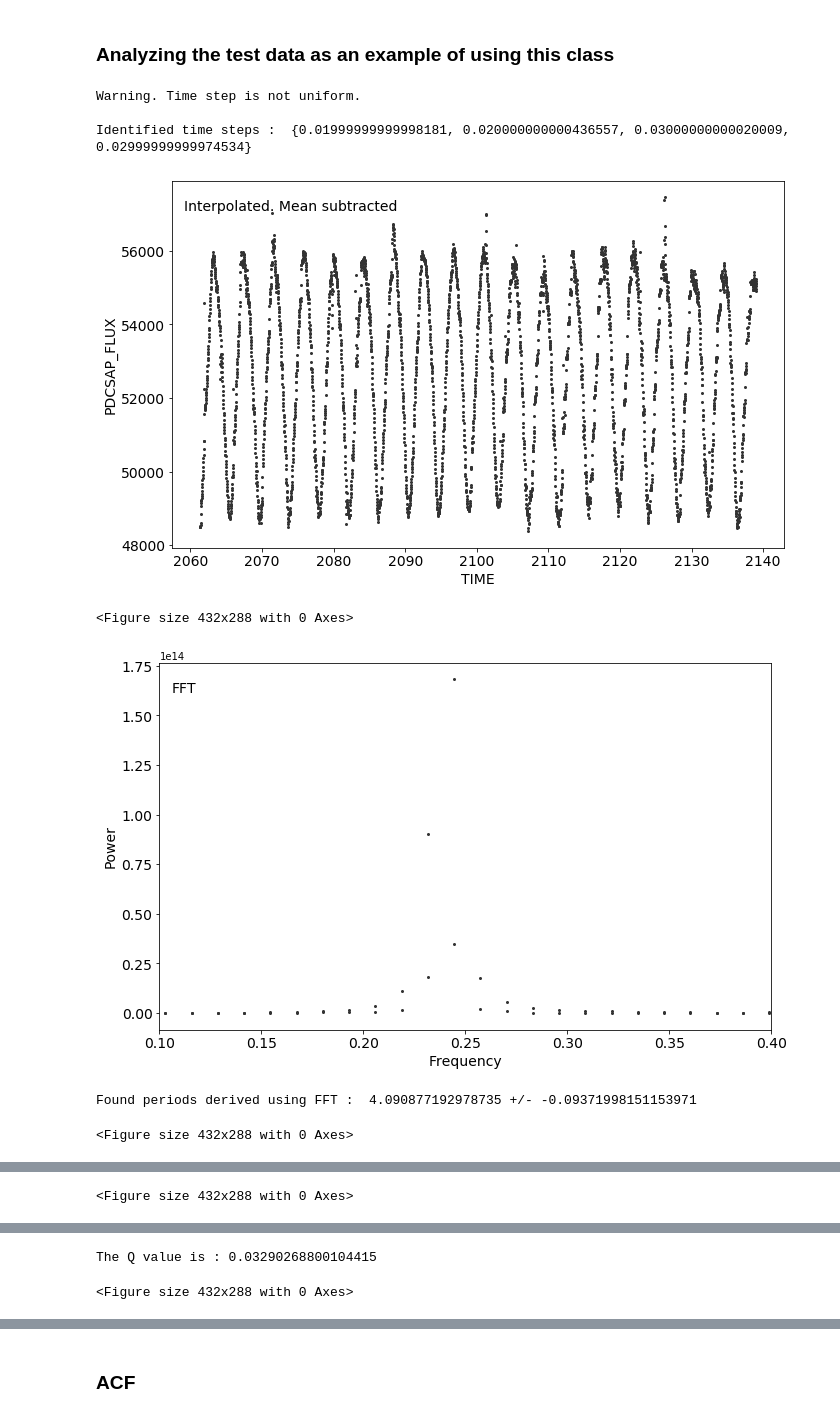
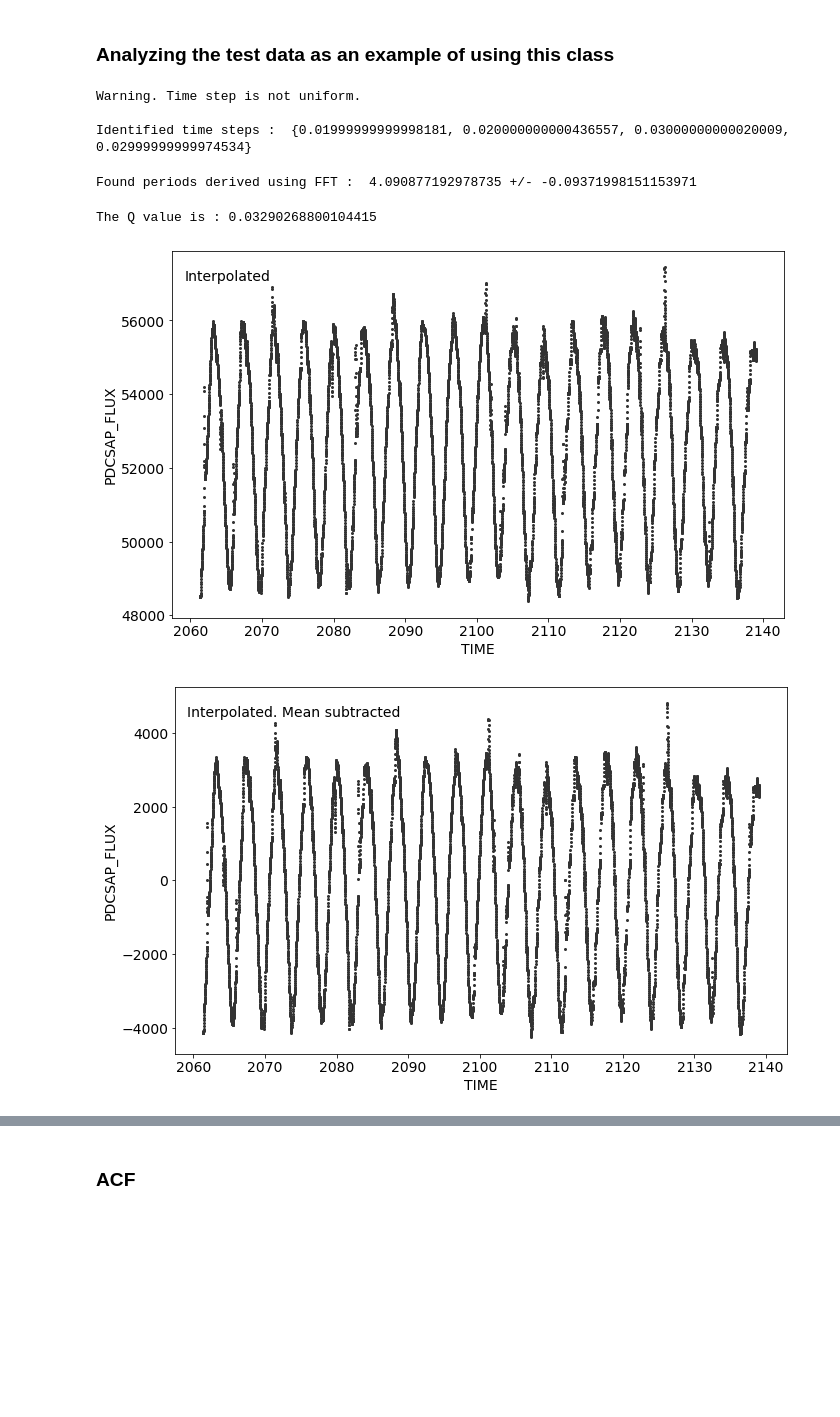
Before and after one commit to baobabyoo/K2_Cody, a Jupyter notebook: Cody2018_EPIC_test.ipynb, the cells around one changed output, grey strips where cells are left out. Drawn from its saved outputs; the diff is of its cells as text; code cells hidden in the pictures; blank space fills up the shorter version.

```diff
--- a/Cody2018_EPIC_test.ipynb
+++ b/Cody2018_EPIC_test.ipynb
@@ -102,7 +102,8 @@ class lightcurve:
 
 
     ##### Functions #######################################################
-    def plotdata(self, outfigname, label='None', xlim=[], ylim=[]):
+    def plotdata(self, outfigname, label='None', xlim=[], ylim=[],
+                figsize=[10,6], plot_range=[0.1, 0.1, 0.85, 0.85]):
         '''
         Function to plot data as figure.
 
@@ -113,8 +114,8 @@ class lightcurve:
         xlim, ylim  [list of float] : X and y ranges for plotting
 
         '''
-        fig = plt.figure(figsize=[10,6])
-        ax = fig.add_axes([0.1, 0.1, 0.85, 0.85])
+        fig = plt.figure(figsize=figsize)
+        ax = fig.add_axes(plot_range)
 
         ax.plot(self.time_plot, self.data_plot, 'o',  markersize=2, color=(0.2,0.2,0.2,1) )
         plt.tick_params(labelsize=14)
@@ -352,48 +353,48 @@ testdata = lightcurve(filename = 'EPIC203318214_1.csv',
 # interpolating data on regular time grid
 time_grid = np.arange(testdata.mintime, testdata.maxtime,  testdata.mintimestep/3.0)
 testdata.interpolate(time_grid = time_grid,
-                     plot_preview=False,
+                     plot_preview=True,
                      previewfig_name='testdata_preview_interpolate.pdf'
                     )
 
 # subtract mean value from the data
 testdata.data = testdata.data - np.mean(testdata.data)
+testdata.data_plot = testdata.data
 testdata.plotdata('testdata_preview_interpolate_meansubtracted.pdf',
                  label='Interpolated. Mean subtracted')
 
+
 # Testing fft
-testdata.fft(plot_preview=True, previewfig_name='testdata_preview_FFT.pdf', xlim=[0.1,0.4])
+testdata.fft(plot_preview=False, previewfig_name='testdata_preview_FFT.pdf', xlim=[0.01,1.0])
 
 # Obtaining the period using the FFT method
 testdata.get_period(method='fft')
+
 
 # Phase-folding data
 #
 # 1% level error in period can show huge effect after phase-folding.
 # Presently need to manually vary period to optimize this.
 # ACF seems will do a better job than FFT.
 #
 testdata.period = 4.2
 testdata.phase_fold(plot_preview=True, previewfig_name='testdata_preview_phasefold.pdf')
 
+
 # residual
 testdata.phase_fold(residual=True, timebin=0.1, plot_preview=True,
                     previewfig_name='testdata_preview_phasefold_residual.pdf')
 
 # evaluate Q value
 testdata.get_Q(sigma=0.0, timebin=0.1)
 print('The Q value is :', testdata.Q)
 # %% [output]
 Warning. Time step is not uniform.
 
 Identified time steps :  {0.01999999999998181, 0.020000000000436557, 0.03000000000020009, 0.02999999999974534}
+Found periods derived using FFT :  4.090877192978735 +/- -0.09371998151153971
+The Q value is : 0.03290268800104415
-[figure, old version]
+[figure, new version]
-<Figure size 432x288 with 0 Axes>
-[figure, old version]
+[figure, new version]
-Found periods derived using FFT :  4.090877192978735 +/- -0.09371998151153971
-<Figure size 432x288 with 0 Axes>
 [figure]
-<Figure size 432x288 with 0 Axes>
 [figure]
-The Q value is : 0.03290268800104415
-<Figure size 432x288 with 0 Axes>
```
Also changed, not shown: parts of 3 cells of this notebook.
